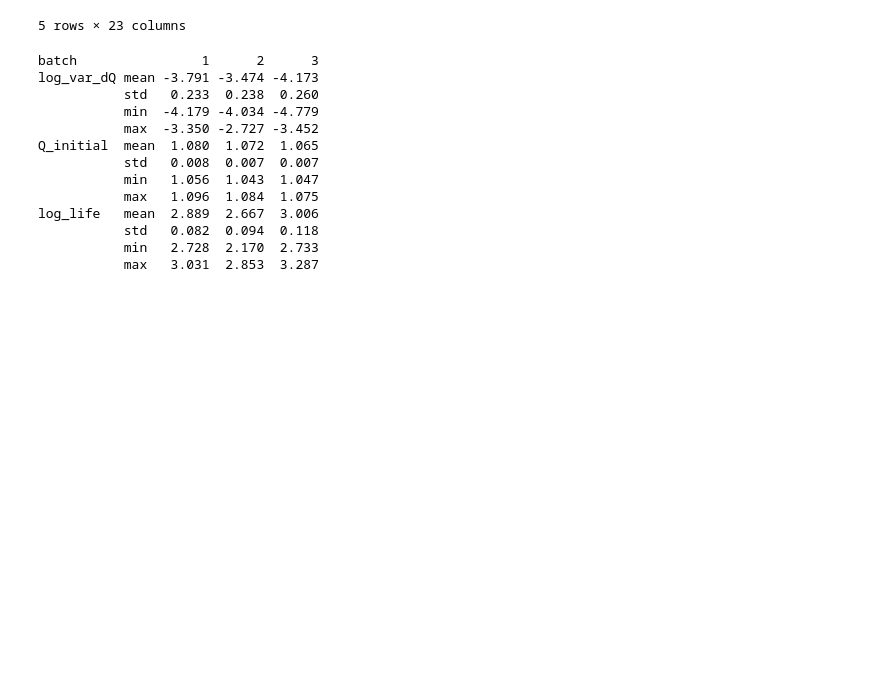
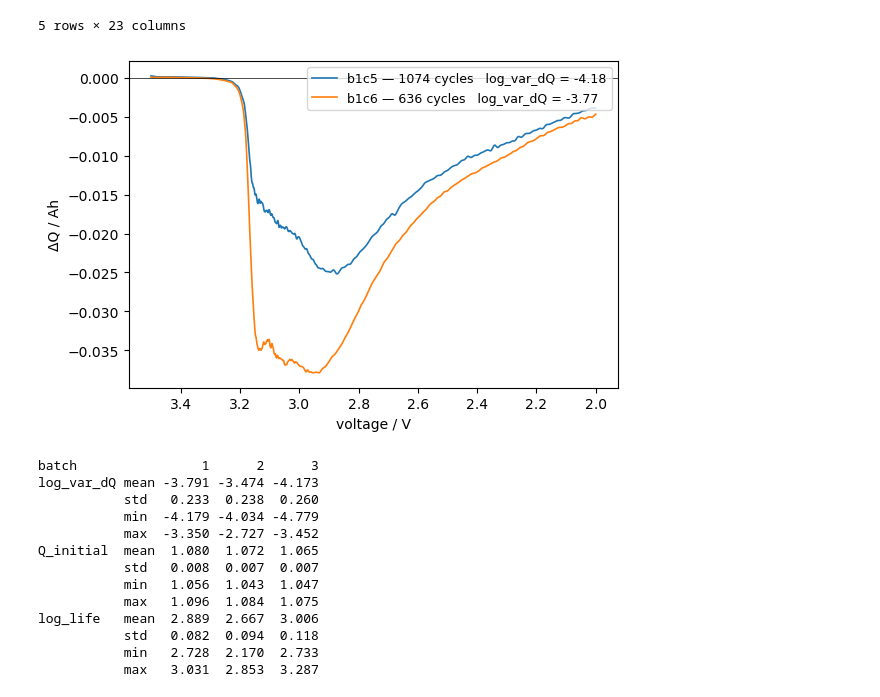
Before and after one commit to jenimaz91/DSML-Final-Project-Lithium-Ion-Battery-Cycle-Life-prediction-Streamlit_app, a Jupyter notebook: project_notebook_final.ipynb, the cells around one changed output. Saved outputs shown, nothing was run; the diff lists cells and outputs as text; code cells hidden in the pictures; blank space fills up the shorter version.

```diff
--- a/project_notebook_final.ipynb
+++ b/project_notebook_final.ipynb
@@ -987,6 +1002,18 @@ clean_df.head()
 | b1c9 | 5.4C(40%)-3.6C | 1054.0 | 1053 | 1.084173 | 0.880928 | 0.016927 | 0.020327 | 1 | -4.059384 | -0.028724 | ... |
 | b1c11 | 5.4C(50%)-3C | 788.0 | 787 | 1.055643 | 0.880544 | 0.016556 | 0.019324 | 1 | -4.146897 | -0.023692 | ... |
 5 rows × 23 columns
+# %%
+vdlin = np.asarray(f1[batch1['Vdlin'][0,0]]).ravel()
+fig, ax = plt.subplots(figsize=(6,4))
+for cid, i, lab in [('b1c5', 5, 'b1c5 — 1074 cycles'), ('b1c6', 6, 'b1c6 — 636 cycles')]:
+    c = f1[batch1['cycles'][i,0]]
+    dq = f1[c['Qdlin'][99,0]][()].ravel() - f1[c['Qdlin'][9,0]][()].ravel()
+    ax.plot(vdlin, dq, lw=1.2, label=f"{lab}   log_var_dQ = {clean_df.loc[cid,'log_var_dQ']:.2f}")
+ax.invert_xaxis(); ax.axhline(0, c='k', lw=0.5)
+ax.set_xlabel('voltage / V'); ax.set_ylabel('ΔQ / Ah'); ax.legend(fontsize=9)
+plt.tight_layout(); plt.show()
+# %% [output]
+[figure, added]
 # %%
 cols = ['log_var_dQ', 'Q_initial', 'log_life']
 print(clean_df.groupby('batch')[cols].agg(['mean','std','min','max']).round(3).T)
```
Also changed, not shown: parts of 5 cells of this notebook, 2 other files.
